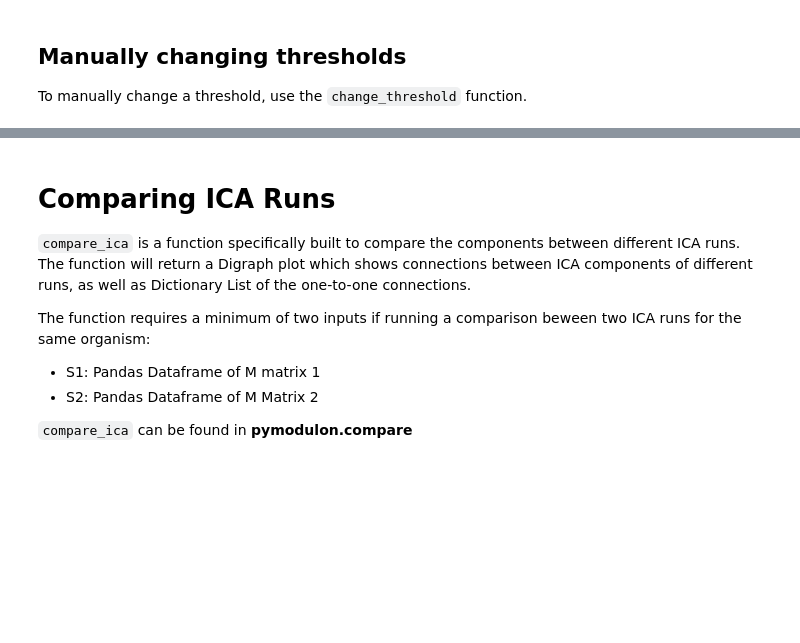
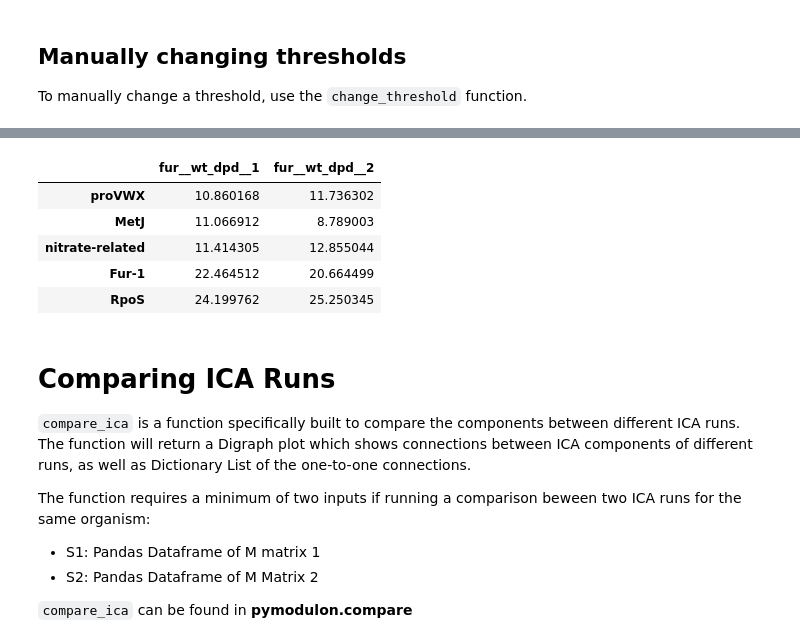
Before and after one commit to SBRG/pymodulon, a Jupyter notebook: notebooks/Tutorial.ipynb, the cells around one changed output, grey strips where cells are left out. Cells and saved outputs as stored; diff of their text form; code cells hidden in the pictures; blank space fills up the shorter version.

```diff
--- a/notebooks/Tutorial.ipynb
+++ b/notebooks/Tutorial.ipynb
@@ -482,3 +517,12 @@ ica_data.view_imodulon('GlpR')
+# %%
+activities[['fur__wt_dpd__1','fur__wt_dpd__2']].sort_values('fur__wt_dpd__1').tail()
+# %% [output]
+|  | fur__wt_dpd__1 | fur__wt_dpd__2 |
+| proVWX | 10.860168 | 11.736302 |
+| MetJ | 11.066912 | 8.789003 |
+| nitrate-related | 11.414305 | 12.855044 |
+| Fur-1 | 22.464512 | 20.664499 |
+| RpoS | 24.199762 | 25.250345 |
 # %% [markdown]
 # Comparing ICA Runs
 
```
Also changed, not shown: parts of 7 cells of this notebook, 2 other files.
